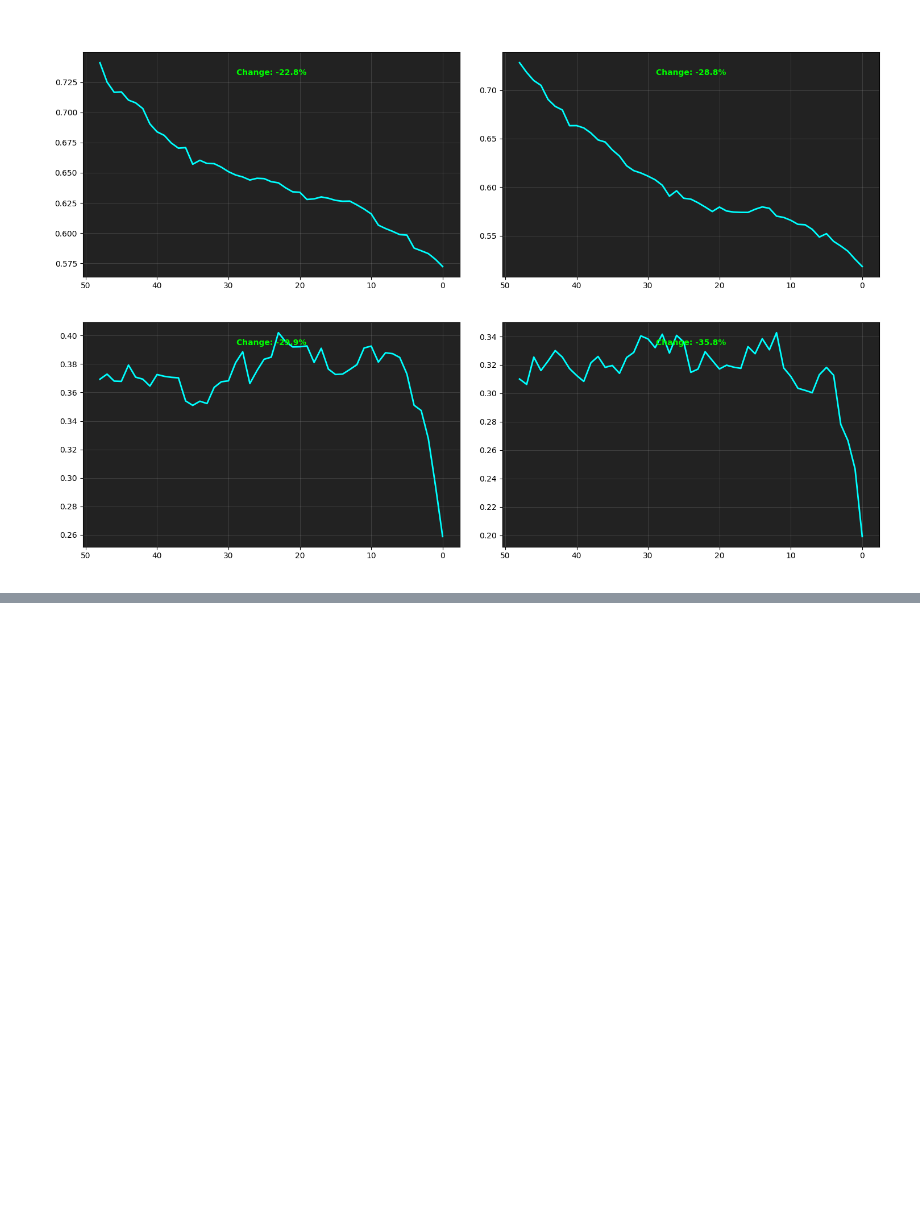
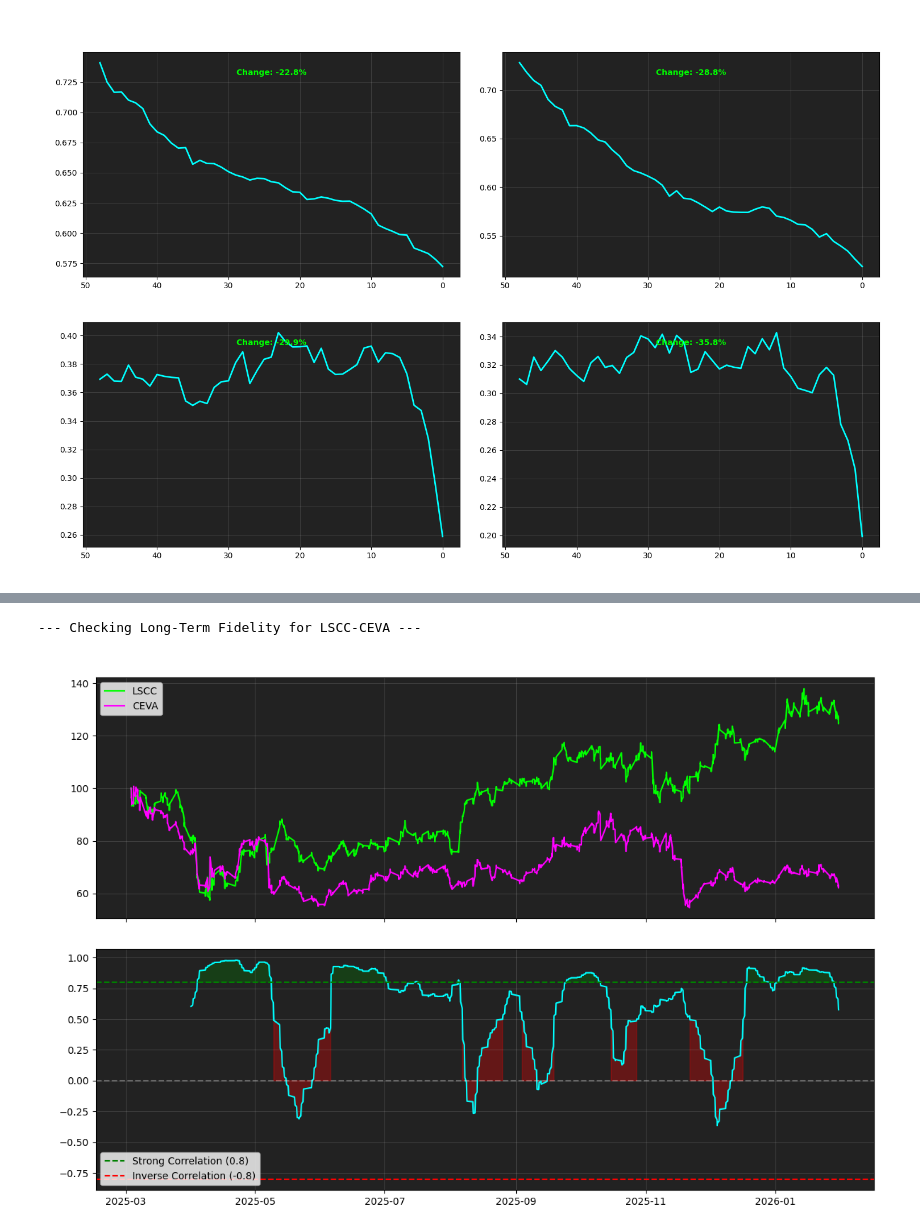
Before and after one commit to jcmcode/pairs, a Jupyter notebook: research/OPTICS.ipynb, the cells around one changed output, grey strips where cells are left out. Cells and saved outputs as stored; diff of their text form; code cells hidden in the pictures; blank space fills up the shorter version.

```diff
--- a/research/OPTICS.ipynb
+++ b/research/OPTICS.ipynb
@@ -903,0 +1156,74 @@ Successfully extracted convergence paths for 643 events.
+# %%
+import pandas as pd
+import matplotlib.pyplot as plt
+
+def analyze_long_term_fidelity(ts_df, pair="LSCC-CEVA"):
+    """
+    Zooms out to check if the pair has been correlated for a long time
+    or if this is just a recent fluke.
+    """
+    print(f"--- Checking Long-Term Fidelity for {pair} ---")
+
+    s1, s2 = pair.split('-')
+
+    # 1. Extract Full History (Not just the 100h window)
+    try:
+        # Get all dates for these tickers
+        # We slice by ticker to get the full timeline available in ts_df
+        s1_full = ts_df.xs(s1, level='Ticker')['Price']
+        s2_full = ts_df.xs(s2, level='Ticker')['Price']
+
+        # Align data
+        df = pd.concat([s1_full, s2_full], axis=1, keys=[s1, s2]).dropna()
+
+    except KeyError:
+        print("Could not fetch full history. Check ticker names.")
+        return
+
+    # 2. Calculate Rolling Correlation (The "Friendship Score")
+    # We use a 30-day window (approx 21 trading days * 7 hours = ~150 hours)
+    # Adjust window based on your data frequency (Hourly data)
+    window_hours = 21 * 7
+    rolling_corr = df[s1].rolling(window=window_hours).corr(df[s2])
+
+    # 3. Plot
+    fig, axes = plt.subplots(2, 1, figsize=(12, 8), sharex=True)
+
+    # Plot A: Normalized Prices (Visual check)
+    ax = axes[0]
+    # Normalize to start at 100
+    p1_norm = (df[s1] / df[s1].iloc[0]) * 100
+    p2_norm = (df[s2] / df[s2].iloc[0]) * 100
+
+    ax.plot(p1_norm, label=s1, color='lime')
+    ax.plot(p2_norm, label=s2, color='magenta')
+    ax.set_title(f"Full Price History: {s1} vs {s2} (Normalized)", fontsize=14, color='white')
+    ax.set_facecolor('#222')
+    ax.legend()
+    ax.grid(True, alpha=0.2)
+
+    # Plot B: Rolling Correlation (The Truth Test)
+    ax = axes[1]
+    ax.plot(rolling_corr, color='cyan', linewidth=1.5)
+    ax.axhline(0.8, color='green', linestyle='--', label='Strong Correlation (0.8)')
+    ax.axhline(0, color='white', linestyle='--', alpha=0.3)
+    ax.axhline(-0.8, color='red', linestyle='--', label='Inverse Correlation (-0.8)')
+
+    ax.set_title(f"Rolling 30-Day Correlation: Are they 'Always' friends?", fontsize=14, color='white')
+    ax.set_ylabel("Correlation (-1 to +1)", color='white')
+    ax.set_facecolor('#222')
+    ax.legend(loc='lower left')
+    ax.grid(True, alpha=0.2)
+
+    # Fill areas to make it obvious
+    ax.fill_between(rolling_corr.index, rolling_corr, 0.8, where=(rolling_corr >= 0.8), color='green', alpha=0.3)
+    ax.fill_between(rolling_corr.index, rolling_corr, 0, where=(rolling_corr < 0.5), color='red', alpha=0.3)
+
+    plt.tight_layout()
+    plt.show()
+
+# --- RUN IT ---
+analyze_long_term_fidelity(ts_df, "LSCC-CEVA")
+# %% [output]
+--- Checking Long-Term Fidelity for LSCC-CEVA ---
+[figure, added]
```
Also changed, not shown: parts of 3 cells of this notebook, 1 other file.
